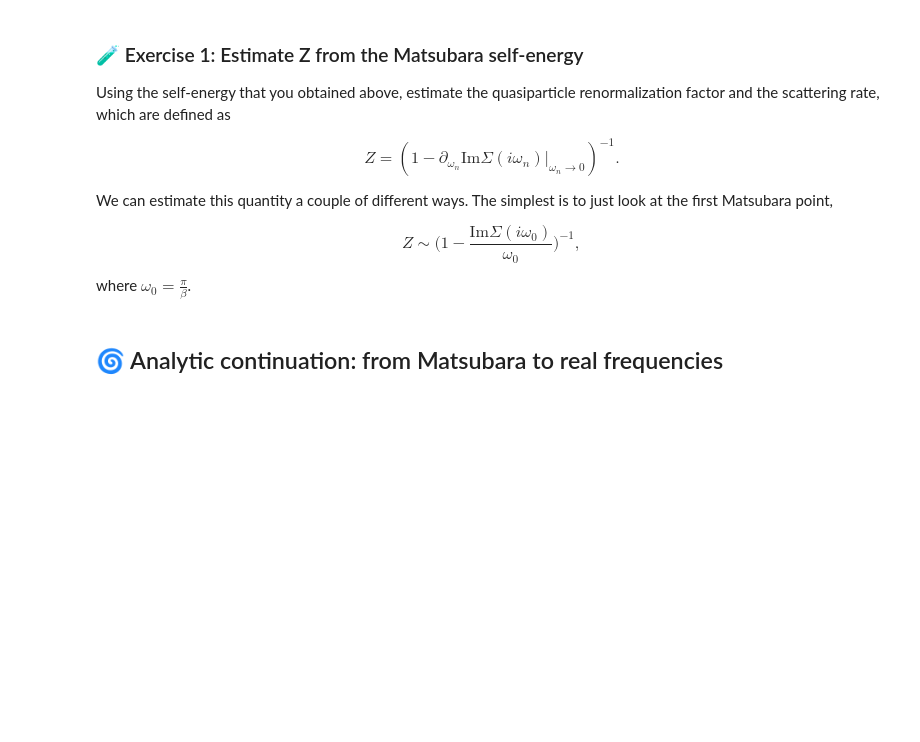
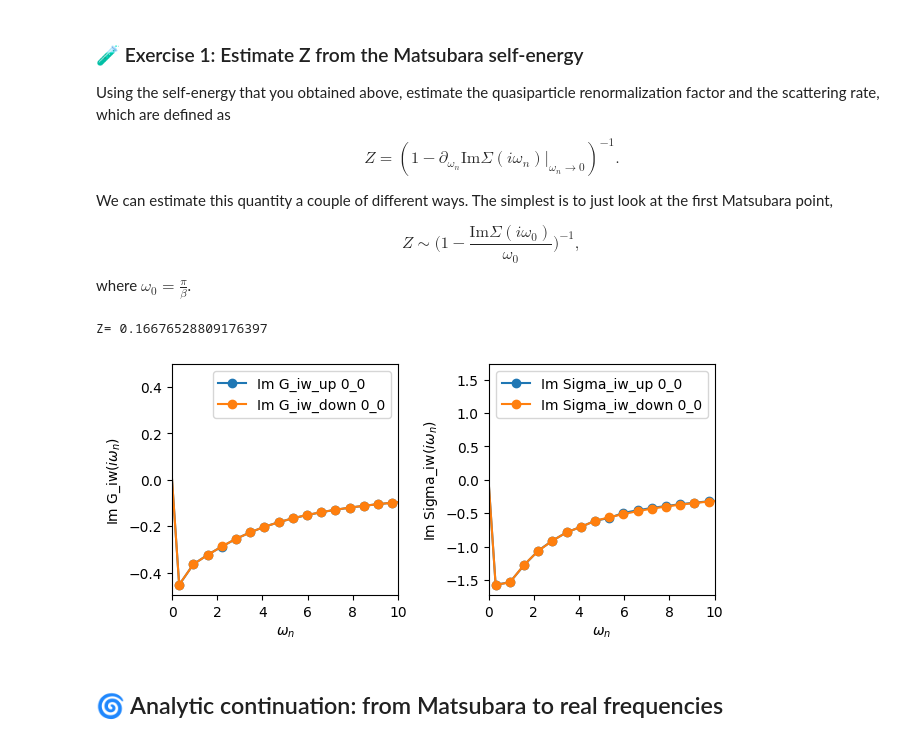
Before and after one commit to harrisonlabollita/TRIQS-tutorials, a Jupyter notebook: ModEST-DMFT/03s-new.ipynb, the cells around one changed output. Drawn from its saved outputs; the diff is of its cells as text; code cells hidden in the pictures; blank space fills up the shorter version.

```diff
--- a/ModEST-DMFT/03s-new.ipynb
+++ b/ModEST-DMFT/03s-new.ipynb
@@ -7,6 +7,15 @@ In the previous tutorial, you solved an effective one-band model for La$_{2}$CuO
 - Post-process and interpret spectral functions and self-energies
 # %% [markdown]
 ### 🧪 Exercise 0: Load the converged DMFT from HDF5
+# %%
+from h5 import HDFArchive
+from triqs.gf import MeshImFreq, BlockGf
+
+with HDFArchive('ref_data/lco-beta=10.0-U=3.6.h5') as ar:
+    last_iter = str(len(ar)-1)
+    mu = ar[last_iter]['mu']
+    Sigma_iw = ar[last_iter]['Sigma_iw']
+    G_iw = ar[last_iter]['G_iw']
 # %% [markdown]
 ### 🧪 Exercise 1: Estimate Z from the Matsubara self-energy
 
@@ -18,6 +27,24 @@ We can estimate this quantity a couple of different ways. The simplest is to jus
 
 $$ Z \sim \Big (1 - \frac{\mathrm{Im}\Sigma(i\omega_{0})}{\omega_{0}} \Big )^{-1},$$
 where $\omega_{0} = \frac{\pi}{\beta}$.
+# %%
+from triqs.plot.mpl_interface import oplot, plt
+import numpy as np
+
+beta = 10.0
+
+Z = 1/(1 - Sigma_iw['up'][0,0](0).imag*beta/np.pi)
+print(f'Z= {Z}')
+
+fig, ax = plt.subplots(1,2,sharex=True, figsize=(7,3))
+ax[0].oplot(G_iw.imag, 'o-')
+ax[1].oplot(Sigma_iw.imag, 'o-')
+ax[0].set_xlim(0,10)
+plt.subplots_adjust(wspace=0.4)
+plt.show()
+# %% [output]
+Z= 0.16676528809176397
+[figure, added]
 # %% [markdown]
 ## 🌀 Analytic continuation: from Matsubara to real frequencies
 # %% [markdown]
```
Also changed, not shown: parts of 13 cells of this notebook, 2 other files.
